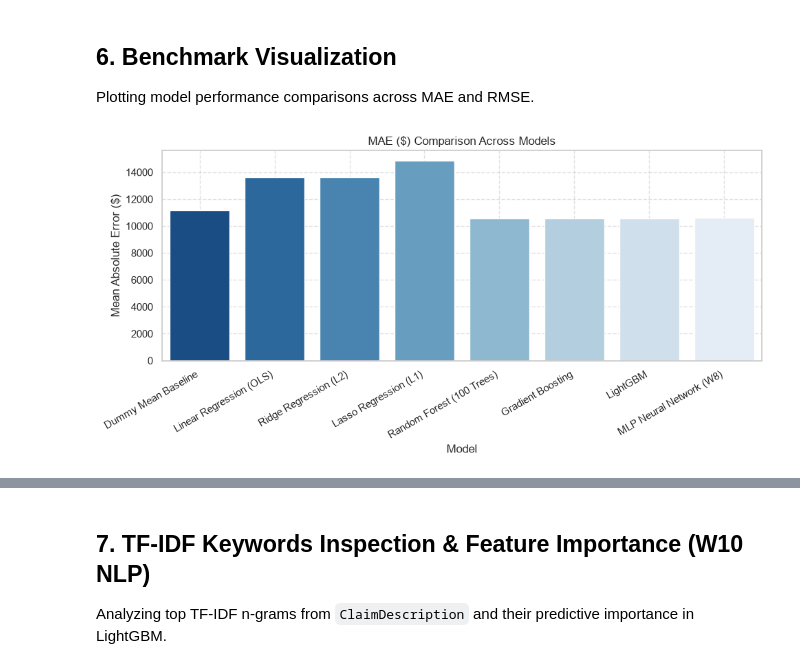
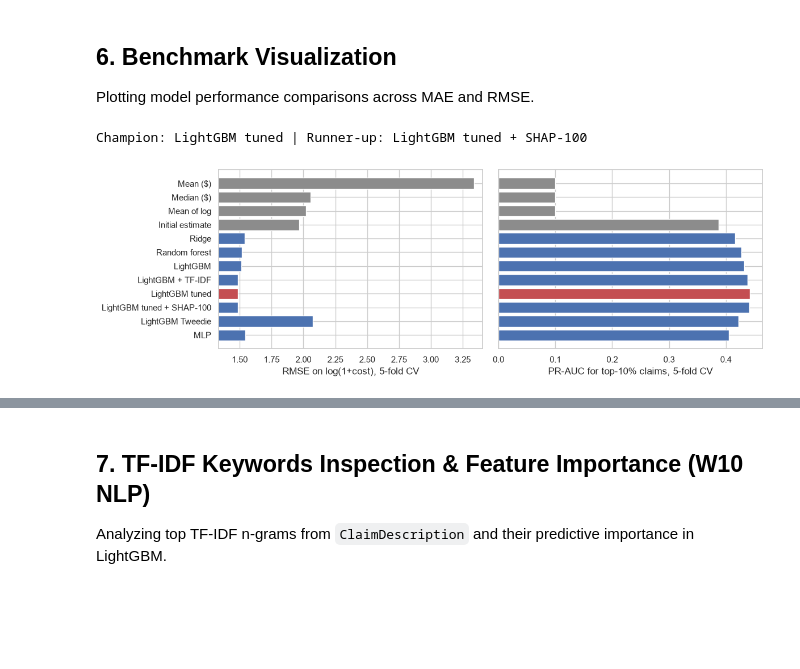
Before and after one commit to GaetanAm/workers-comp-ml, a Jupyter notebook: notebooks/workers_comp_exploration.ipynb, the cells around one changed output, grey strips where cells are left out. Saved outputs shown, nothing was run; the diff lists cells and outputs as text; code cells hidden in the pictures; blank space fills up the shorter version.

```diff
--- a/notebooks/workers_comp_exploration.ipynb
+++ b/notebooks/workers_comp_exploration.ipynb
@@ -279,14 +386,28 @@ Fitting MLP Neural Network (W8)...
 # %% [markdown]
 ## 6. Benchmark Visualization
 Plotting model performance comparisons across MAE and RMSE.
-# %%
-plt.figure(figsize=(10, 5))
-sns.barplot(data=benchmark_results, x='Model', y='MAE ($)', palette='Blues_r')
-plt.title('MAE ($) Comparison Across Models')
-plt.ylabel('Mean Absolute Error ($)')
-plt.xticks(rotation=30, ha='right')
-plt.grid(True, linestyle='--', alpha=0.6)
-plt.tight_layout()
-plt.show()
-# %% [output]
-[figure, removed]
+# %%
+BASELINES = [n for n in SPECS if SPECS[n][2] == "Baseline"]
+cands = cv_tab[~cv_tab["Model"].isin(BASELINES)].sort_values("RMSElog")
+CHAMP, RUNNER = cands.iloc[0]["Model"], cands.iloc[1]["Model"]
+print(f"Champion: {CHAMP} | Runner-up: {RUNNER}")
+
+plot_df = cv_tab.copy()
+fig, ax = plt.subplots(1, 2, figsize=(12, 4))
+cols = ["#C44E52" if m == CHAMP else ("#8C8C8C" if m in BASELINES else "#4C72B0") for m in plot_df.Model]
+
+ax[0].barh(plot_df.Model, plot_df.RMSElog, color=cols)
+ax[0].set(xlabel="RMSE on log(1+cost), 5-fold CV", xlim=(plot_df.RMSElog.min() * 0.9, plot_df.RMSElog.max() * 1.02))
+ax[0].invert_yaxis()
+
+ax[1].barh(plot_df.Model, plot_df.AP, color=cols)
+ax[1].set(xlabel="PR-AUC for top-10% claims, 5-fold CV")
+ax[1].invert_yaxis()
+ax[1].set_yticklabels([])
+
+plt.tight_layout()
+plt.savefig("fig_cv_models.png", dpi=200, bbox_inches="tight")
+plt.show()
+# %% [output]
+Champion: LightGBM tuned | Runner-up: LightGBM tuned + SHAP-100
+[figure, added]
```
Also changed, not shown: parts of 25 cells of this notebook, 11 other files.
